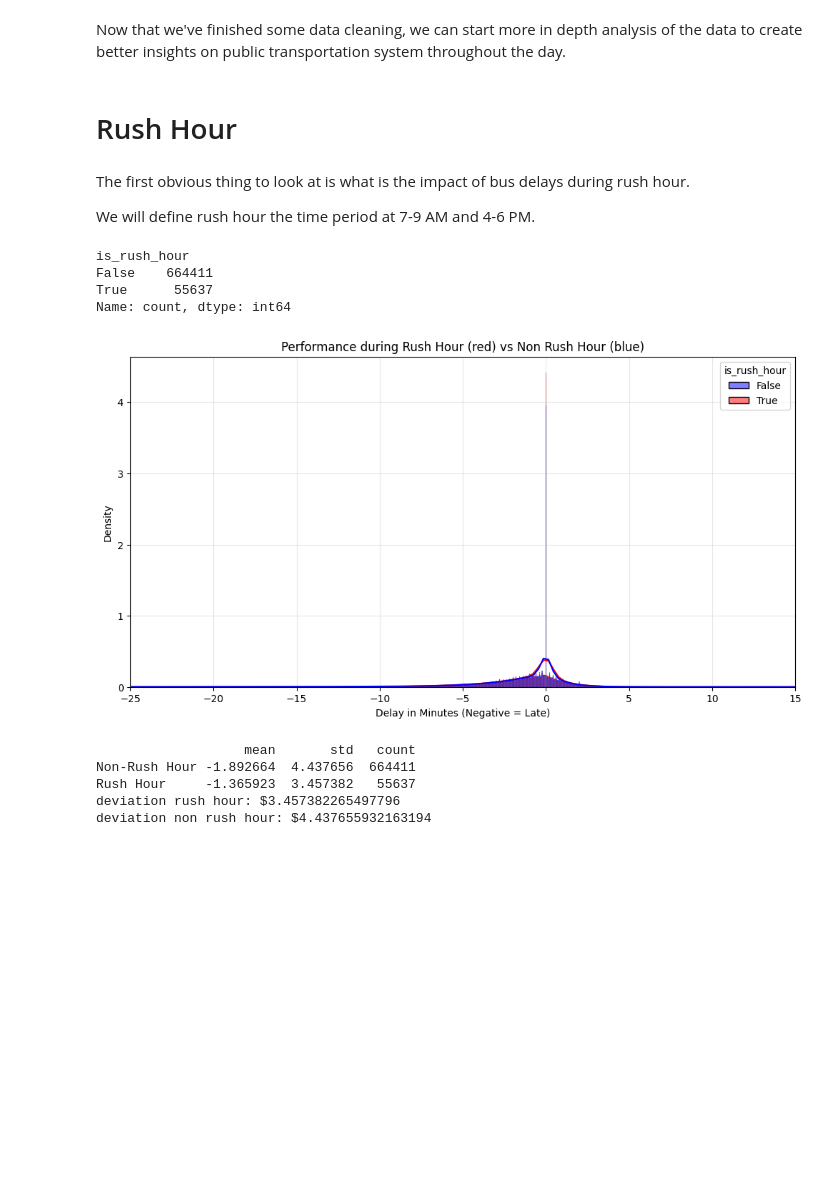
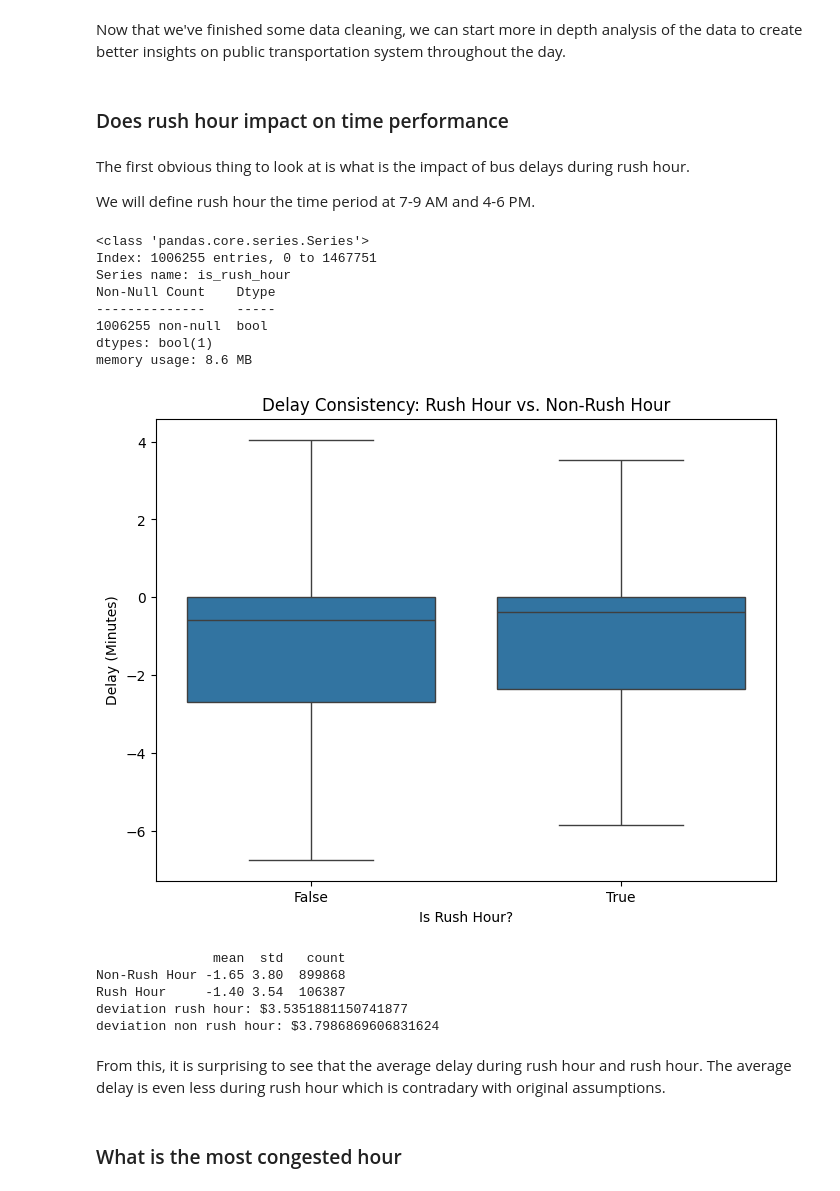
Before and after one commit to dvan2/trimet_data_project, a Jupyter notebook: notebooks/trimet.ipynb, the cells around one changed output. Saved outputs shown, nothing was run; the diff lists cells and outputs as text; code cells hidden in the pictures; blank space fills up the shorter version.

```diff
--- a/notebooks/trimet.ipynb
+++ b/notebooks/trimet.ipynb
@@ -408,9 +435,9 @@ After checking the outliers, we can see that only about 7100 rows out of 700,000
 
 We can apply the cut off and let's see how it impacts our data.
 # %%
-df_filtered = df_filtered[(df_filtered['delay_minutes'] >= -cutoff_delay) & (df_filtered['delay_minutes'] <= cutoff_delay)]
+df = df[(df['delay_minutes'] >= -cutoff_delay) & (df['delay_minutes'] <= cutoff_delay)]
 
 print("Before cleaning delays")
-print(df_filtered['delay_minutes'].describe())
+print(df['delay_minutes'].describe())
 # %% [output]
 Before cleaning delays
@@ -509,7 +536,7 @@ This graph does really tell a lot about the load percentage for this specific ve
 # %% [markdown]
 Since very low amount of data reports over 100 load percentage and it doesn't make sense that load percentage goes over 100, we've chosen to drop anything over 100 load percentage since it most likely comes from erroneous collection of data.
 # %%
-print(df_filtered['loadPercentage'].describe())
-df_filtered = df_filtered[df_filtered['loadPercentage'] <= 100]
-df_filtered['loadPercentage'].describe()
+print(df['loadPercentage'].describe())
+df = df[df['loadPercentage'] <= 100]
+df['loadPercentage'].describe()
 # %% [output]
@@ -538,47 +565,42 @@ We've removed about 1000 rows of data.
 # %% [markdown]
 Now that we've finished some data cleaning, we can start more in depth analysis of the data to create better insights on public transportation system throughout the day.
 # %% [markdown]
-# Rush Hour
+### Does rush hour impact on time performance
 # %% [markdown]
 The first obvious thing to look at is what is the impact of bus delays during rush hour.
 
 We will define rush hour the time period at 7-9 AM and 4-6 PM.
 # %%
-weekday = df_filtered['day'] == 'Monday'
+weekday_names = ['Monday', 'Tuesday', 'Wednesday', 'Thursday', 'Friday']
+weekday = df['day'].isin(weekday_names)
 
-morning_rush = (df_filtered['hour'] >= 7) & (df_filtered['hour'] <9)
-evening_rush = (df_filtered['hour'] >= 16) & (df_filtered['hour'] <18)
+morning_rush = (df['hour'] >= 7) & (df['hour'] <9)
+evening_rush = (df['hour'] >= 16) & (df['hour'] <18)
 
-df_filtered['is_rush_hour'] = weekday & (morning_rush | evening_rush)
+df['is_rush_hour'] = weekday & (morning_rush | evening_rush)
 
-df_filtered['is_rush_hour'].value_counts()
+df['is_rush_hour'].value_counts()
+df['is_rush_hour'].info()
 # %% [output]
-is_rush_hour
-False    664411
-True      55637
-Name: count, dtype: int64
+<class 'pandas.core.series.Series'>
+Index: 1006255 entries, 0 to 1467751
+Series name: is_rush_hour
+Non-Null Count    Dtype
+--------------    -----
+1006255 non-null  bool
+dtypes: bool(1)
+memory usage: 8.6 MB
 # %%
-plt.figure(figsize= (12,6))
-
-sns.histplot(
-    data=df_filtered,
-    x='delay_minutes',
-    hue='is_rush_hour',
-    stat='density',
-    common_norm=False,
-    kde=True,
-    binrange=(-20,10),
-    palette={True: 'red', False: 'blue'}
-)
-
-plt.title("Performance during Rush Hour (red) vs Non Rush Hour (blue)")
-plt.xlabel('Delay in Minutes (Negative = Late)')
-plt.xlim(-25,15)
-plt.grid(True, alpha = 0.3)
+plt.figure(figsize=(8, 6))
+sns.boxplot(data=df, x='is_rush_hour', y='delay_minutes', showfliers=False)
+plt.title('Delay Consistency: Rush Hour vs. Non-Rush Hour')
+plt.ylabel('Delay (Minutes)')
+plt.xlabel('Is Rush Hour?')
+plt.show()
 # %% [output]
-[figure, old version]
+[figure, new version]
 # %%
-rush_hour_stats = df_filtered.groupby('is_rush_hour')['delay_minutes'].agg(['mean', 'std', 'count'])
+rush_hour_stats = df.groupby('is_rush_hour')['delay_minutes'].agg(['mean', 'std', 'count'])
 rush_hour_stats.index = ['Non-Rush Hour', 'Rush Hour']
 
 print(rush_hour_stats)
@@ -588,8 +610,12 @@ std_dev_non_rush_hour = rush_hour_stats.loc['Non-Rush Hour', 'std']
 print(f'deviation rush hour: ${std_dev_rush_hour}')
 print(f'deviation non rush hour: ${std_dev_non_rush_hour}')
 # %% [output]
-                   mean       std   count
-Non-Rush Hour -1.892664  4.437656  664411
-Rush Hour     -1.365923  3.457382   55637
-deviation rush hour: $3.457382265497796
-deviation non rush hour: $4.437655932163194
+               mean  std   count
+Non-Rush Hour -1.65 3.80  899868
+Rush Hour     -1.40 3.54  106387
+deviation rush hour: $3.5351881150741877
+deviation non rush hour: $3.7986869606831624
+# %% [markdown]
+From this, it is surprising to see that the average delay during rush hour and rush hour. The average delay is even less during rush hour which is contradary with original assumptions.
+# %% [markdown]
+### What is the most congested hour
```
Also changed, not shown: parts of 64 cells of this notebook.
